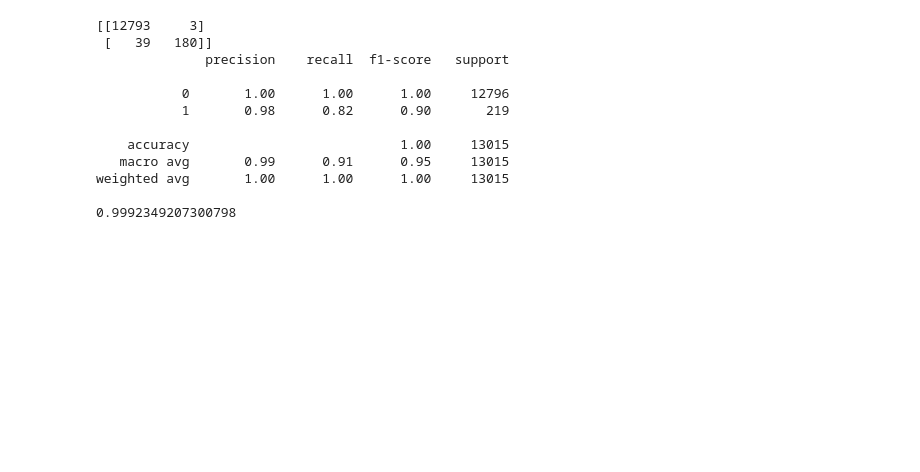
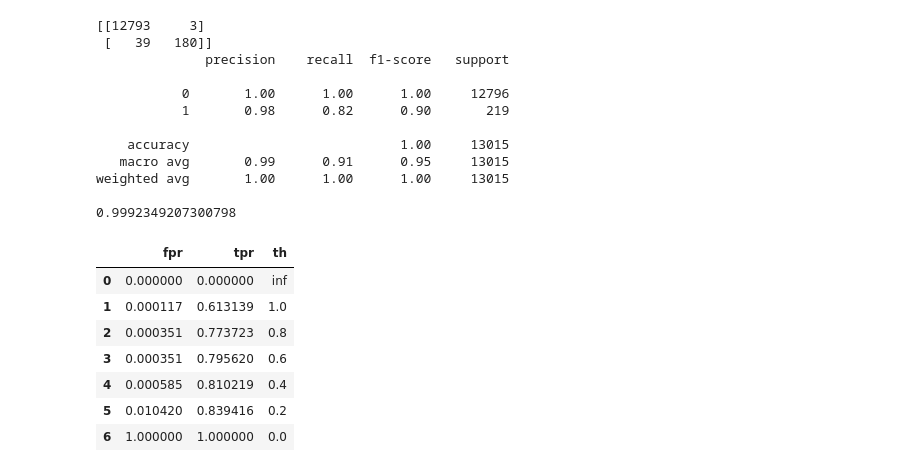
Before and after one commit to myothida/IntroductionToSupervised, a Jupyter notebook: Classification/Lab1_KNN_Classifier.ipynb, the cells around one changed output. Saved outputs shown, nothing was run; the diff lists cells and outputs as text; code cells hidden in the pictures; blank space fills up the shorter version.

```diff
--- a/Classification/Lab1_KNN_Classifier.ipynb
+++ b/Classification/Lab1_KNN_Classifier.ipynb
@@ -111,3 +111,17 @@ print(auc)
 weighted avg       1.00      1.00      1.00     13015
 
 0.9992349207300798
+# %%
+import pandas as pd
+
+df = pd.DataFrame({'fpr': fpr, 'tpr': tpr, 'th': thresholds})
+df
+# %% [output]
+|  | fpr | tpr | th |
+| 0 | 0.000000 | 0.000000 | inf |
+| 1 | 0.000117 | 0.613139 | 1.0 |
+| 2 | 0.000351 | 0.773723 | 0.8 |
+| 3 | 0.000351 | 0.795620 | 0.6 |
+| 4 | 0.000585 | 0.810219 | 0.4 |
+| 5 | 0.010420 | 0.839416 | 0.2 |
+| 6 | 1.000000 | 1.000000 | 0.0 |
```
